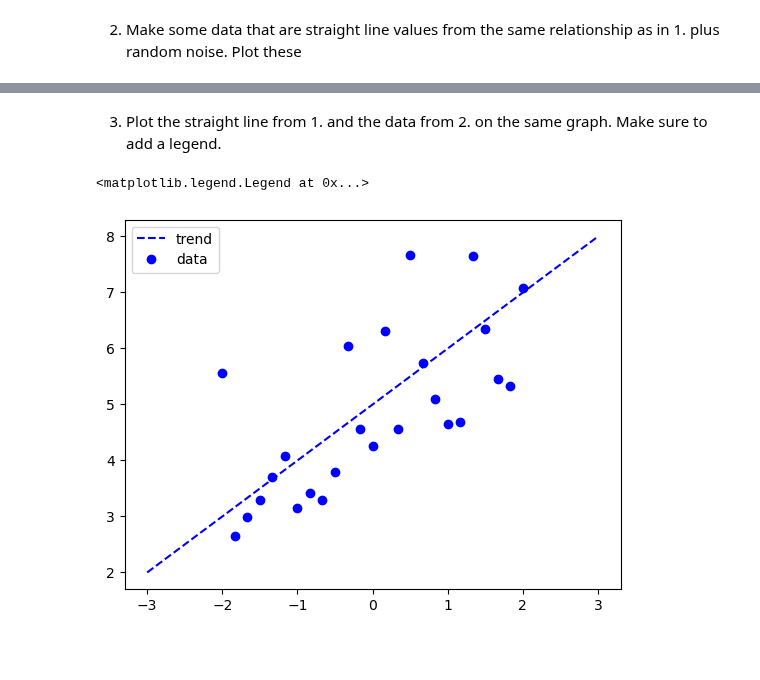
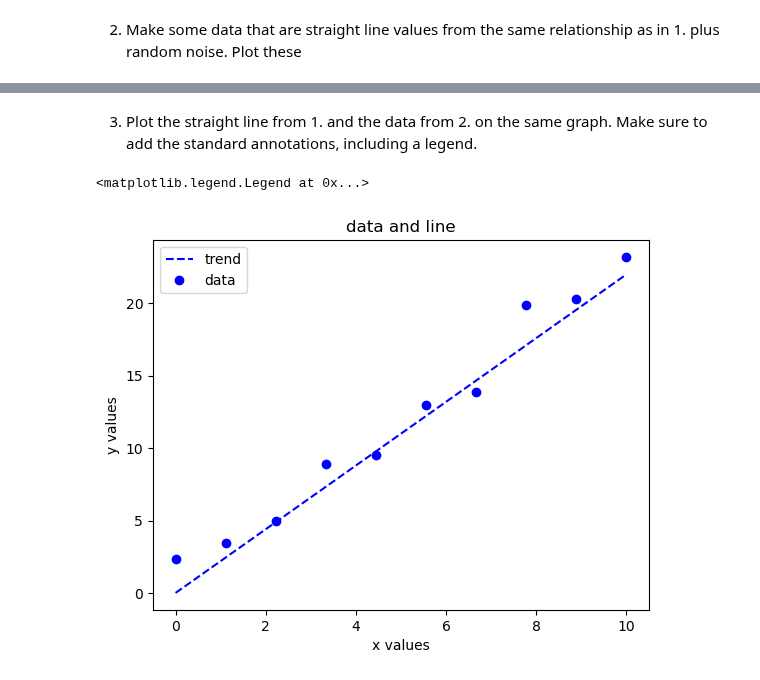
Before and after one commit to psychdatascience/FDS-CourseTwo, a Jupyter notebook: tu08_re_MatPlotLib_HWS.ipynb, the cells around one changed output, grey strips where cells are left out. Cells and saved outputs as stored; diff of their text form; code cells hidden in the pictures; blank space fills up the shorter version.

```diff
--- a/tu08_re_MatPlotLib_HWS.ipynb
+++ b/tu08_re_MatPlotLib_HWS.ipynb
@@ -3,2 +6,9 @@
 # %% [markdown]
 1. Make a plot of a straight line. Use `linspace()` to create the x values and y = a + b*x to create the y values (use an a and b of your choosing).
+# %%
+my_x = np.linspace(0, 10, 50)
+
+a, b = 0, 2.2
+my_y = a + b * my_x
+
+plt.plot(my_x, my_y)
@@ -5,2 +18,10 @@
 # %% [markdown]
 2. Make some data that are straight line values from the same relationship as in 1. plus random noise. Plot these
+# %%
+dat_x = np.linspace(0, 10, 10)
+
+a, b = 0, 2.2
+noys_amp = 0.3
+dat_y = a + b * dat_x + np.random.randn(len(dat_x))
+
+plt.plot(dat_x, dat_y, 'o')
@@ -7,19 +31,15 @@
 # %% [markdown]
-3. Plot the straight line from 1. and the data from 2. on the same graph. Make sure to add a legend.
+3. Plot the straight line from 1. and the data from 2. on the same graph. Make sure to add the standard annotations, including a legend.
 # %%
 import numpy as np
 import matplotlib.pyplot as plt
 
-a , b = 5, 1
-my_x = np.linspace(-3, 3)
-my_y = a + b * my_x
-
-my_x_dat = np.linspace(-2, 2, 25)
-my_y_dat = a + b * my_x_dat + np.random.randn(25)
-
 plt.plot(my_x, my_y, 'b--', label = 'trend')
-plt.plot(my_x_dat, my_y_dat, 'ob', label = 'data')
+plt.plot(dat_x, dat_y, 'ob', label = 'data')
+plt.xlabel('x values')
+plt.ylabel('y values')
+plt.title('data and line')
 plt.legend()
 # %% [output]
 <matplotlib.legend.Legend at 0x...>
-[figure, old version]
+[figure, new version]
```
Also changed, not shown: parts of 13 cells of this notebook.
